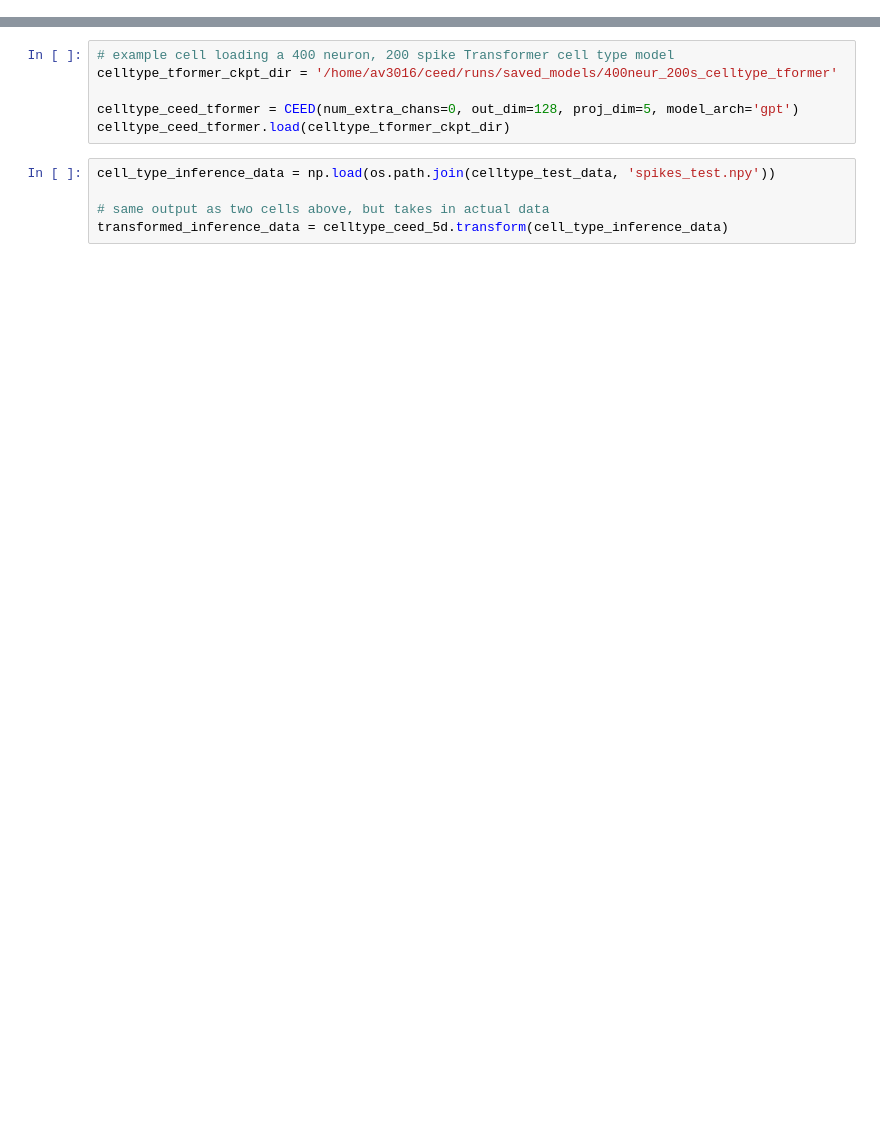
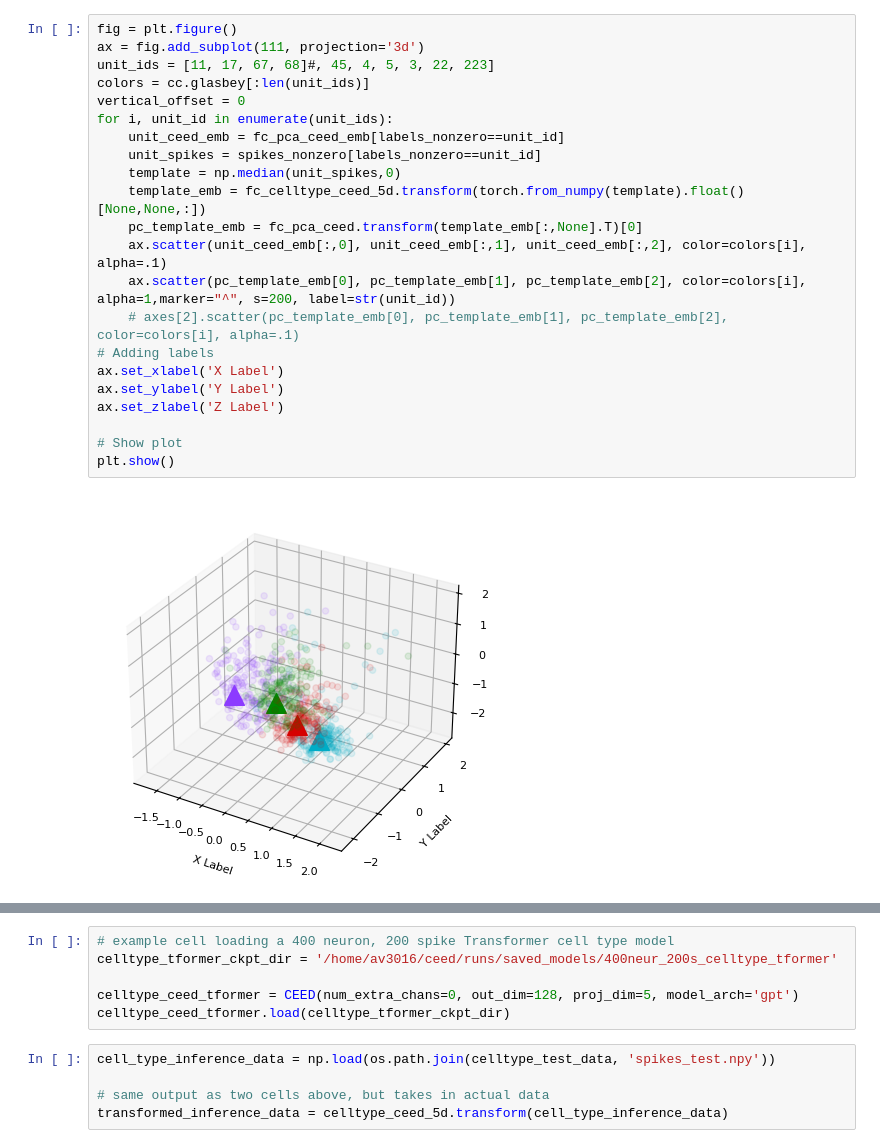
Before and after one commit to ankitvishnu23/CEED, a Jupyter notebook: notebooks/02_data_transformation.ipynb, the cells around one changed output, grey strips where cells are left out. Saved outputs shown, nothing was run; the diff lists cells and outputs as text; blank space fills up the shorter version.

```diff
--- a/notebooks/02_data_transformation.ipynb
+++ b/notebooks/02_data_transformation.ipynb
@@ -22,0 +127,24 @@ transformed_inference_data, inference_labels = celltype_ceed_5d.load_and_transfo
+# %%
+fig = plt.figure()
+ax = fig.add_subplot(111, projection='3d')
+unit_ids = [11, 17, 67, 68]#, 45, 4, 5, 3, 22, 223]
+colors = cc.glasbey[:len(unit_ids)]
+vertical_offset = 0
+for i, unit_id in enumerate(unit_ids):
+    unit_ceed_emb = fc_pca_ceed_emb[labels_nonzero==unit_id]
+    unit_spikes = spikes_nonzero[labels_nonzero==unit_id]
+    template = np.median(unit_spikes,0)
+    template_emb = fc_celltype_ceed_5d.transform(torch.from_numpy(template).float()[None,None,:])
+    pc_template_emb = fc_pca_ceed.transform(template_emb[:,None].T)[0]
+    ax.scatter(unit_ceed_emb[:,0], unit_ceed_emb[:,1], unit_ceed_emb[:,2], color=colors[i], alpha=.1)
+    ax.scatter(pc_template_emb[0], pc_template_emb[1], pc_template_emb[2], color=colors[i], alpha=1,marker="^", s=200, label=str(unit_id))
+    # axes[2].scatter(pc_template_emb[0], pc_template_emb[1], pc_template_emb[2], color=colors[i], alpha=.1)
+# Adding labels
+ax.set_xlabel('X Label')
+ax.set_ylabel('Y Label')
+ax.set_zlabel('Z Label')
+
+# Show plot
+plt.show()
+# %% [output]
+[figure, added]
```
Also changed, not shown: parts of 11 cells of this notebook, 5 other files.
